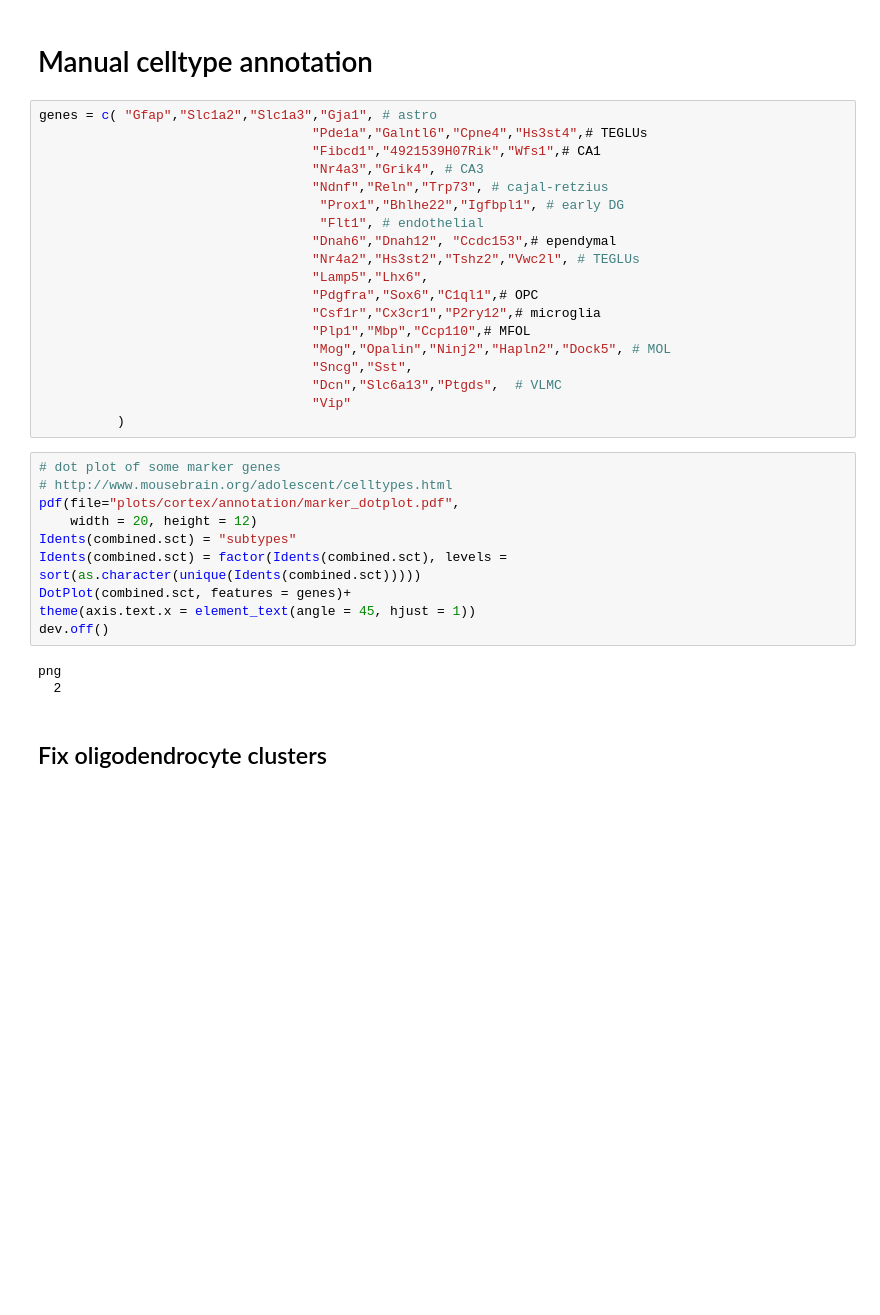
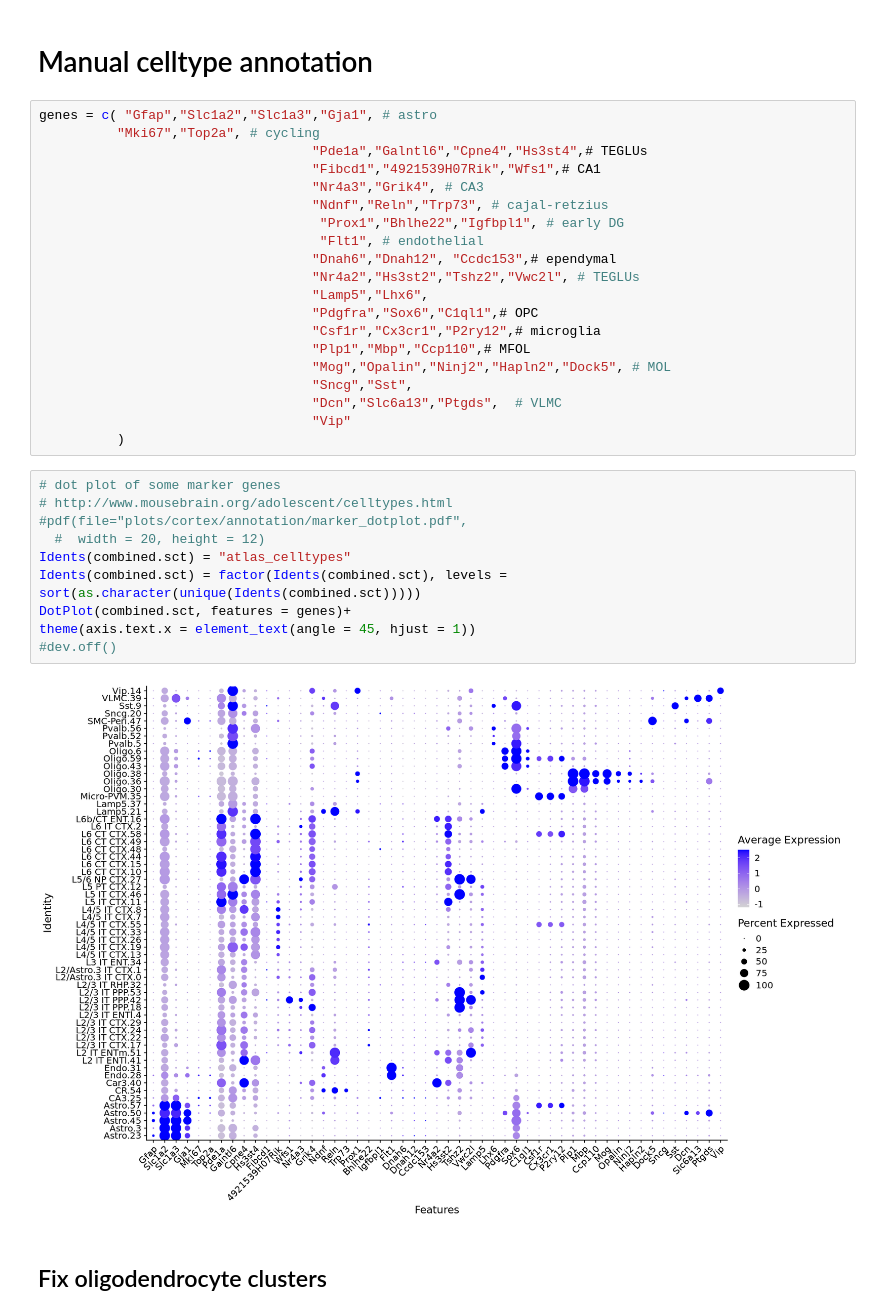
Before and after one commit to erebboah/enc4_mouse, a Jupyter notebook: snrna/scripts/CX_snRNA.ipynb, the cells around one changed output. Saved outputs shown, nothing was run; the diff lists cells and outputs as text; blank space fills up the shorter version.

```diff
--- a/snrna/scripts/CX_snRNA.ipynb
+++ b/snrna/scripts/CX_snRNA.ipynb
@@ -339,6 +344,7 @@ png
 # Manual celltype annotation
 # %%
 genes = c( "Gfap","Slc1a2","Slc1a3","Gja1", # astro
+          "Mki67","Top2a", # cycling
                                    "Pde1a","Galntl6","Cpne4","Hs3st4",# TEGLUs
                                    "Fibcd1","4921539H07Rik","Wfs1",# CA1
                                    "Nr4a3","Grik4", # CA3
@@ -359,16 +365,15 @@ genes = c( "Gfap","Slc1a2","Slc1a3","Gja1", # astro
 # %%
 # dot plot of some marker genes
 # http://www.mousebrain.org/adolescent/celltypes.html
-pdf(file="plots/cortex/annotation/marker_dotplot.pdf",
-    width = 20, height = 12)
-Idents(combined.sct) = "subtypes"
+#pdf(file="plots/cortex/annotation/marker_dotplot.pdf",
+  #  width = 20, height = 12)
+Idents(combined.sct) = "atlas_celltypes"
 Idents(combined.sct) = factor(Idents(combined.sct), levels = sort(as.character(unique(Idents(combined.sct)))))
 DotPlot(combined.sct, features = genes)+
 theme(axis.text.x = element_text(angle = 45, hjust = 1))
-dev.off()
+#dev.off()
 # %% [output]
-png
-  2
+[figure, added]
 # %% [markdown]
 ## Fix oligodendrocyte clusters
 # %%
```
Also changed, not shown: parts of 3 cells of this notebook, 2 other files.
